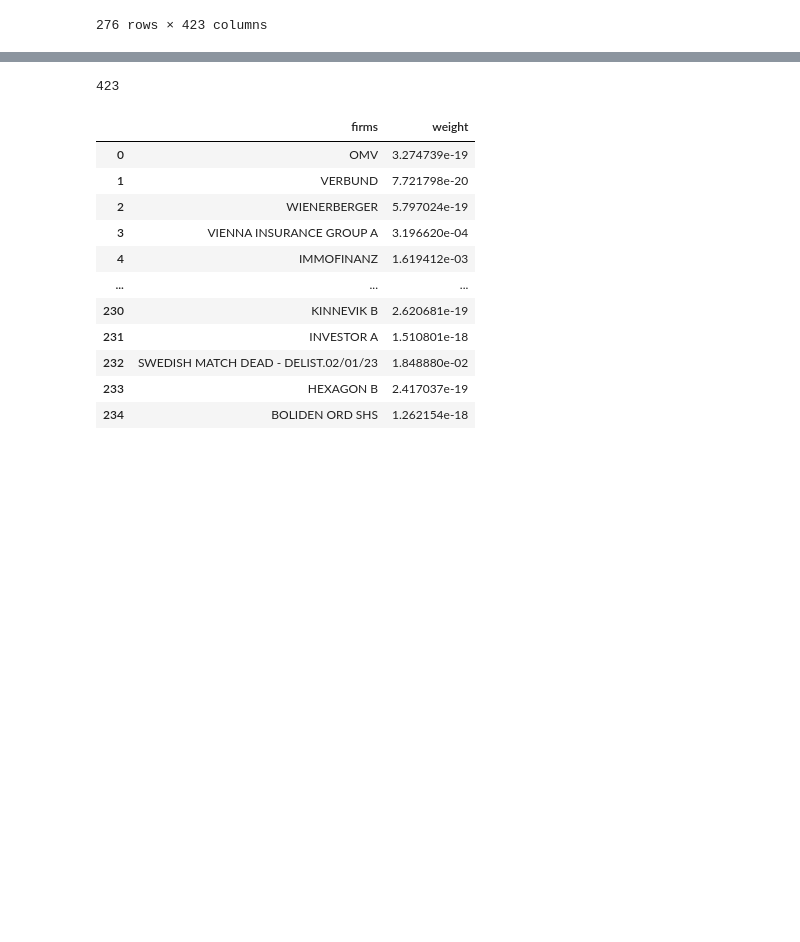
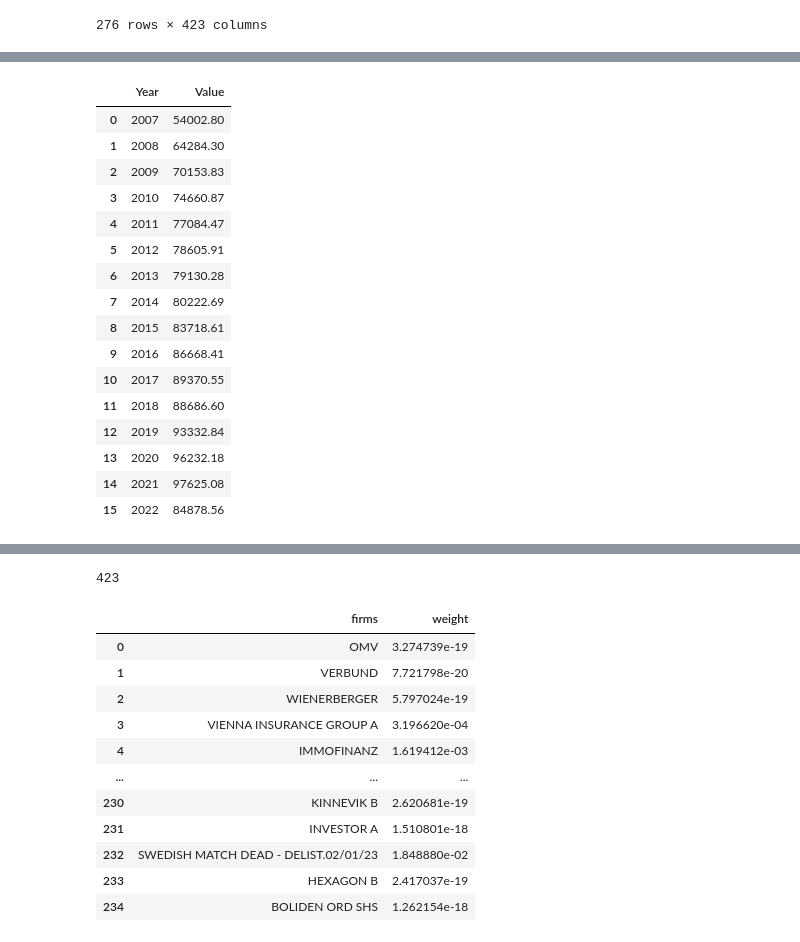
Before and after one commit to BalthazazarDuc/SEF-HW2, a Jupyter notebook: EX 3.ipynb, the cells around one changed output, grey strips where cells are left out. Cells and saved outputs as stored; diff of their text form; code cells hidden in the pictures; blank space fills up the shorter version.

```diff
--- a/EX 3.ipynb
+++ b/EX 3.ipynb
@@ -176,3 +201,23 @@ for column in df_E_score.columns:
+# %%
+SC_d
+# %% [output]
+|  | Year | Value |
+| 0 | 2007 | 54002.80 |
+| 1 | 2008 | 64284.30 |
+| 2 | 2009 | 70153.83 |
+| 3 | 2010 | 74660.87 |
+| 4 | 2011 | 77084.47 |
+| 5 | 2012 | 78605.91 |
+| 6 | 2013 | 79130.28 |
+| 7 | 2014 | 80222.69 |
+| 8 | 2015 | 83718.61 |
+| 9 | 2016 | 86668.41 |
+| 10 | 2017 | 89370.55 |
+| 11 | 2018 | 88686.60 |
+| 12 | 2019 | 93332.84 |
+| 13 | 2020 | 96232.18 |
+| 14 | 2021 | 97625.08 |
+| 15 | 2022 | 84878.56 |
 # %%
 SC_gmv = []
 for column in optimal_weights_df.columns:
```
Also changed, not shown: parts of 14 cells of this notebook.
